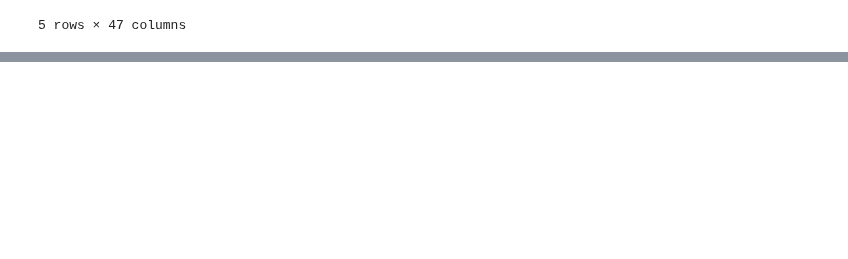
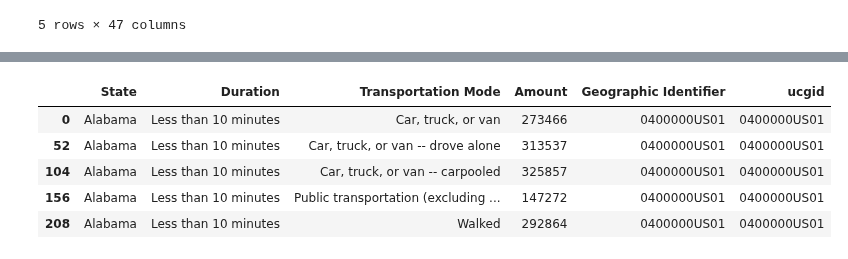
Before and after one commit to angelikabrown/CensusDataEDA, a Jupyter notebook: census_data_cleaning.ipynb, the cells around one changed output, grey strips where cells are left out. Drawn from its saved outputs; the diff is of its cells as text; code cells hidden in the pictures; blank space fills up the shorter version.

```diff
--- a/census_data_cleaning.ipynb
+++ b/census_data_cleaning.ipynb
@@ -1650,0 +1642,11 @@ df_industry_pivot.head(20)
+# %%
+#see only alabama data
+df_alabama = df_industry_pivot[df_industry_pivot['State'] == 'Alabama']
+df_alabama.head()
+# %% [output]
+|  | State | Duration | Transportation Mode | Amount | Geographic Identifier | ucgid |
+| 0 | Alabama | Less than 10 minutes | Car, truck, or van | 273466 | 0400000US01 | 0400000US01 |
+| 52 | Alabama | Less than 10 minutes | Car, truck, or van -- drove alone | 313537 | 0400000US01 | 0400000US01 |
+| 104 | Alabama | Less than 10 minutes | Car, truck, or van -- carpooled | 325857 | 0400000US01 | 0400000US01 |
+| 156 | Alabama | Less than 10 minutes | Public transportation (excluding ... | 147272 | 0400000US01 | 0400000US01 |
+| 208 | Alabama | Less than 10 minutes | Walked | 292864 | 0400000US01 | 0400000US01 |
```
Also changed, not shown: parts of 4 cells of this notebook.
